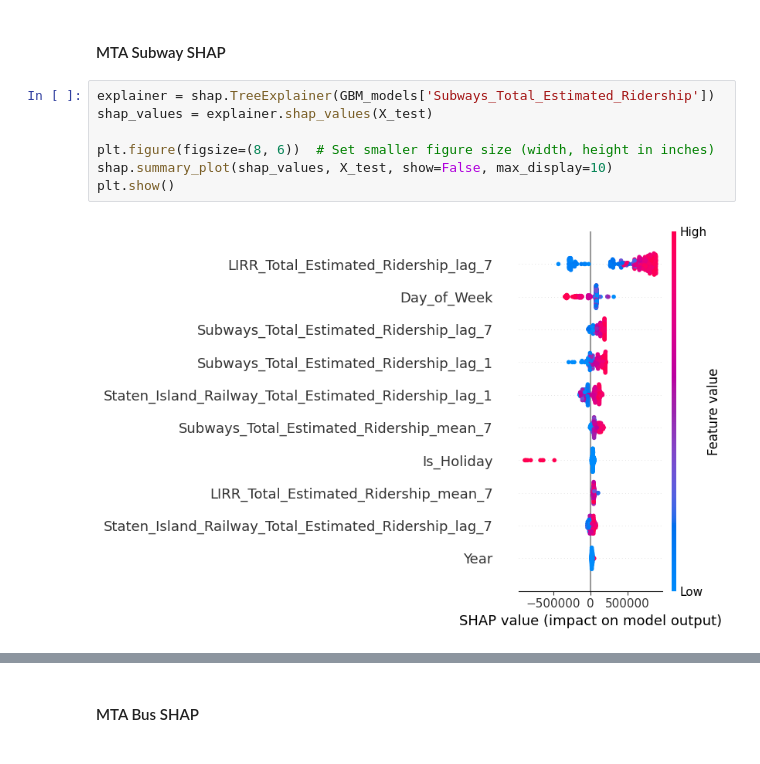
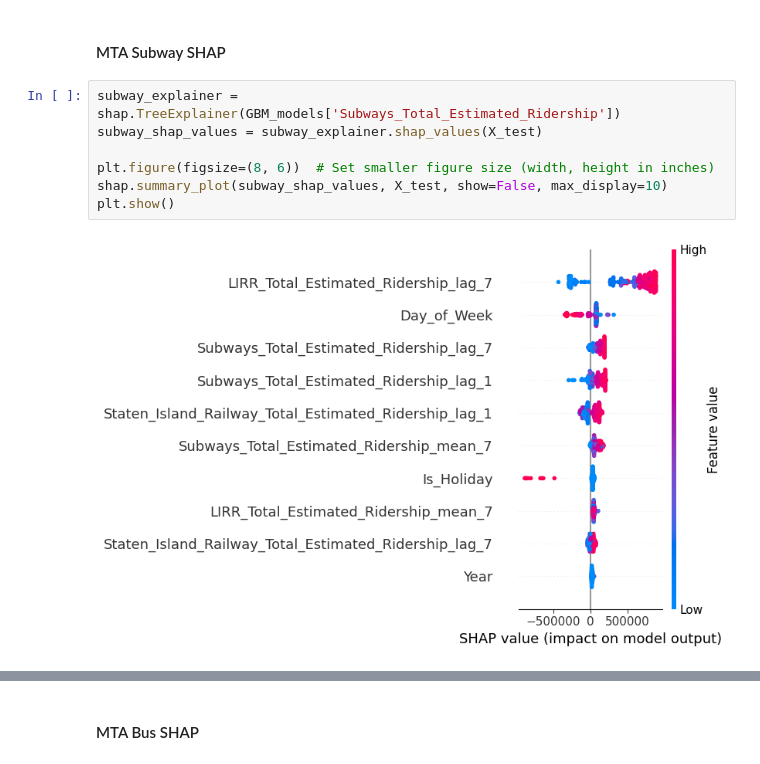
Before and after one commit to Raiden-Makoto/ScaryVirus, a Jupyter notebook: LightGBM.ipynb, the cells around one changed output, grey strips where cells are left out. Saved outputs shown, nothing was run; the diff lists cells and outputs as text.

```diff
--- a/LightGBM.ipynb
+++ b/LightGBM.ipynb
@@ -269,11 +269,11 @@ import shap
 # %% [markdown]
 #### MTA Subway SHAP
 # %%
-explainer = shap.TreeExplainer(GBM_models['Subways_Total_Estimated_Ridership'])
-shap_values = explainer.shap_values(X_test)
+subway_explainer = shap.TreeExplainer(GBM_models['Subways_Total_Estimated_Ridership'])
+subway_shap_values = subway_explainer.shap_values(X_test)
 
 plt.figure(figsize=(8, 6))  # Set smaller figure size (width, height in inches)
-shap.summary_plot(shap_values, X_test, show=False, max_display=10)
+shap.summary_plot(subway_shap_values, X_test, show=False, max_display=10)
 plt.show()
 # %% [output]
-[figure, old version]
+[figure, new version]
```
Also changed, not shown: parts of 13 cells of this notebook.
